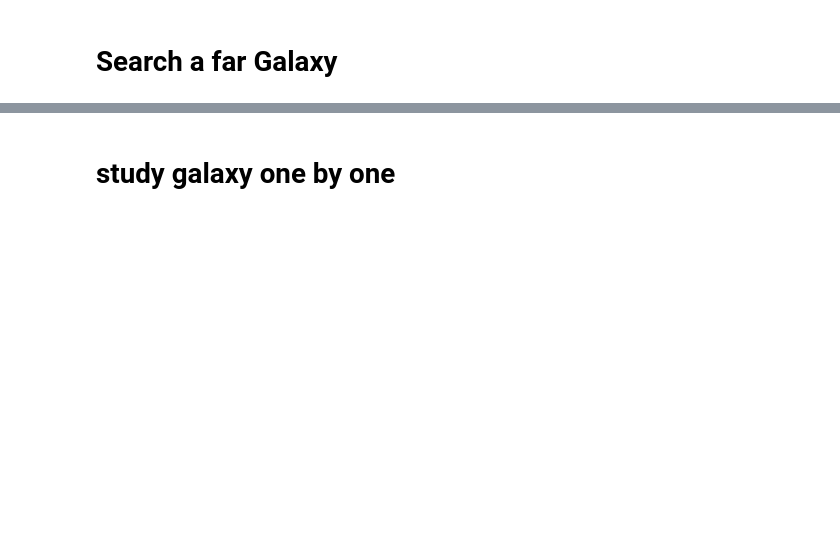
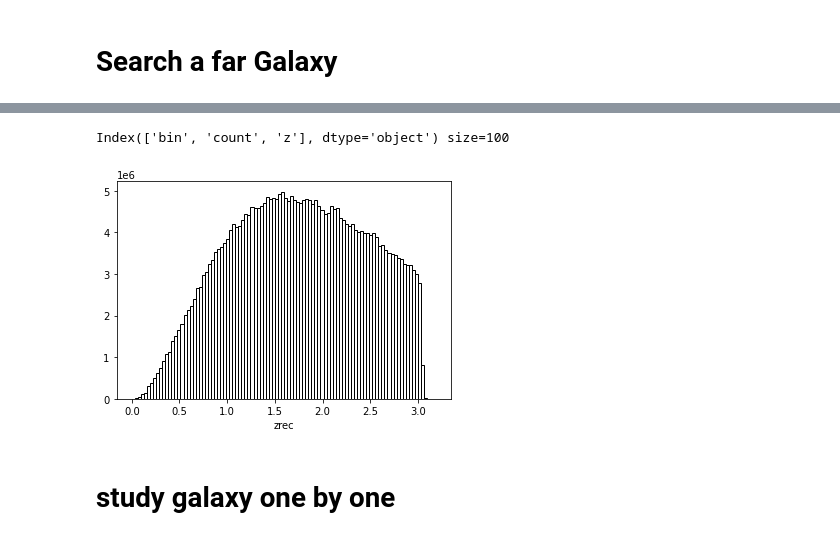
Before and after one commit to sylvielsstfr/MyDC2work, a Jupyter notebook: cluster-spark/CosmoDC2_SED.ipynb, the cells around one changed output, grey strips where cells are left out. Drawn from its saved outputs; the diff is of its cells as text; code cells hidden in the pictures; blank space fills up the shorter version.

```diff
--- a/cluster-spark/CosmoDC2_SED.ipynb
+++ b/cluster-spark/CosmoDC2_SED.ipynb
@@ -291,0 +334,5 @@ rs0.filter( (rs0.redshift  > 2.5) & (rs0.redshift  < 2.501) ).show(3)
+# %%
+# create the h dataframe using groupBy and count
+h=rs1.groupBy("bin").count()
+# look at some values
+h.show(10)
@@ -291,0 +355,7 @@ rs0.filter( (rs0.redshift  > 2.5) & (rs0.redshift  < 2.501) ).show(3)
+# %%
+h=h.withColumn("z", zmin+dz*h["bin"]+dz/2)
+# %%
+#sort h (see sort or orderBy in DOC)
+h=h.sort("bin")
+#always check some values
+h.show(5)
@@ -292,3 +373,17 @@ rs0.filter( (rs0.redshift  > 2.5) & (rs0.redshift  < 2.501) ).show(3)
+# %%
+# convert h to a pandas object (see toPandas in DOC)
+# you may drop the "bin" column first (see drop in DOC)
+p=h.toPandas()
+print(p.columns,"size={}".format(p.index.size))
+# %% [output]
+Index(['bin', 'count', 'z'], dtype='object') size=100
+# %%
+%matplotlib inline
+import matplotlib.pyplot as plt
+plt.bar(p['z'].values,p['count'].values,dz,color='white',edgecolor='black')
+plt.xlabel("zrec");
+# %% [output]
+[figure, added]
 # %% [markdown]
 # study galaxy one by one
 # %%
```
Also changed, not shown: parts of 18 cells of this notebook.
